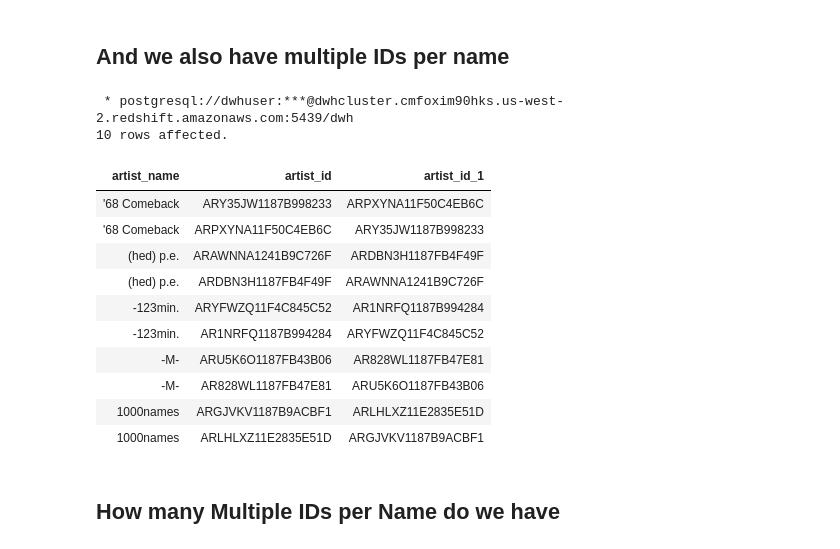
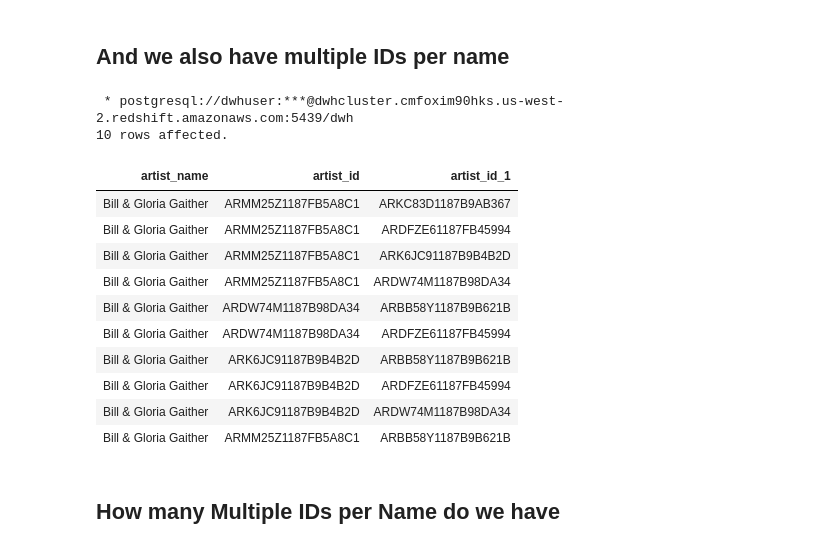
Before and after one commit to joseph-higaki/UDataEng_L03_P02_S3toRedshiftDW, a Jupyter notebook: artist_cleaning.ipynb, the cells around one changed output. Cells and saved outputs as stored; diff of their text form; code cells hidden in the pictures.

Commit message:
artist grooming in prog. Defined stages and loaded stage 01

```diff
--- a/artist_cleaning.ipynb
+++ b/artist_cleaning.ipynb
@@ -100,29 +100,31 @@ from artists_multiple_names
 # %%
 %%sql
 select distinct
 a.artist_name,
 a.artist_id,
 b.artist_id
 from staging_songs a, staging_songs b
 where
-    a.artist_id <> b.artist_id
+    a.artist_id > b.artist_id
     and a.artist_name = b.artist_name
+
+and a.artist_name = 'Bill & Gloria Gaither'
 order by a.artist_name
 limit 10
 # %% [output]
  * postgresql://dwhuser:***@dwhcluster.cmfoxim90hks.us-west-2.redshift.amazonaws.com:5439/dwh
 10 rows affected.
 | artist_name | artist_id | artist_id_1 |
-| '68 Comeback | ARY35JW1187B998233 | ARPXYNA11F50C4EB6C |
-| '68 Comeback | ARPXYNA11F50C4EB6C | ARY35JW1187B998233 |
-| (hed) p.e. | ARAWNNA1241B9C726F | ARDBN3H1187FB4F49F |
-| (hed) p.e. | ARDBN3H1187FB4F49F | ARAWNNA1241B9C726F |
-| -123min. | ARYFWZQ11F4C845C52 | AR1NRFQ1187B994284 |
-| -123min. | AR1NRFQ1187B994284 | ARYFWZQ11F4C845C52 |
-| -M- | ARU5K6O1187FB43B06 | AR828WL1187FB47E81 |
-| -M- | AR828WL1187FB47E81 | ARU5K6O1187FB43B06 |
-| 1000names | ARGJVKV1187B9ACBF1 | ARLHLXZ11E2835E51D |
-| 1000names | ARLHLXZ11E2835E51D | ARGJVKV1187B9ACBF1 |
+| Bill & Gloria Gaither | ARMM25Z1187FB5A8C1 | ARKC83D1187B9AB367 |
+| Bill & Gloria Gaither | ARMM25Z1187FB5A8C1 | ARDFZE61187FB45994 |
+| Bill & Gloria Gaither | ARMM25Z1187FB5A8C1 | ARK6JC91187B9B4B2D |
+| Bill & Gloria Gaither | ARMM25Z1187FB5A8C1 | ARDW74M1187B98DA34 |
+| Bill & Gloria Gaither | ARDW74M1187B98DA34 | ARBB58Y1187B9B621B |
+| Bill & Gloria Gaither | ARDW74M1187B98DA34 | ARDFZE61187FB45994 |
+| Bill & Gloria Gaither | ARK6JC91187B9B4B2D | ARBB58Y1187B9B621B |
+| Bill & Gloria Gaither | ARK6JC91187B9B4B2D | ARDFZE61187FB45994 |
+| Bill & Gloria Gaither | ARK6JC91187B9B4B2D | ARDW74M1187B98DA34 |
+| Bill & Gloria Gaither | ARMM25Z1187FB5A8C1 | ARBB58Y1187B9B621B |
 # %% [markdown]
 ## How many Multiple IDs per Name do we have
 # %%
```
Also changed, not shown: parts of 25 cells of this notebook.
